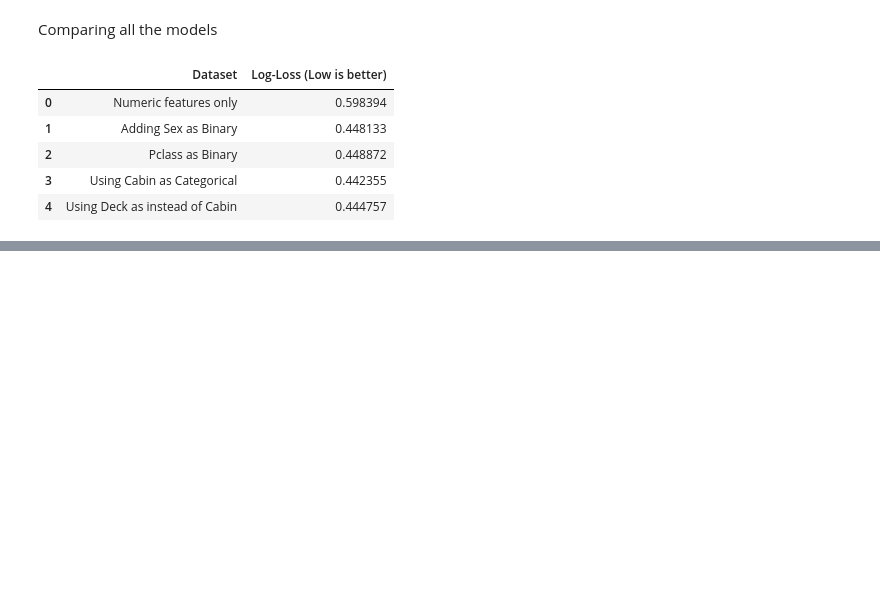
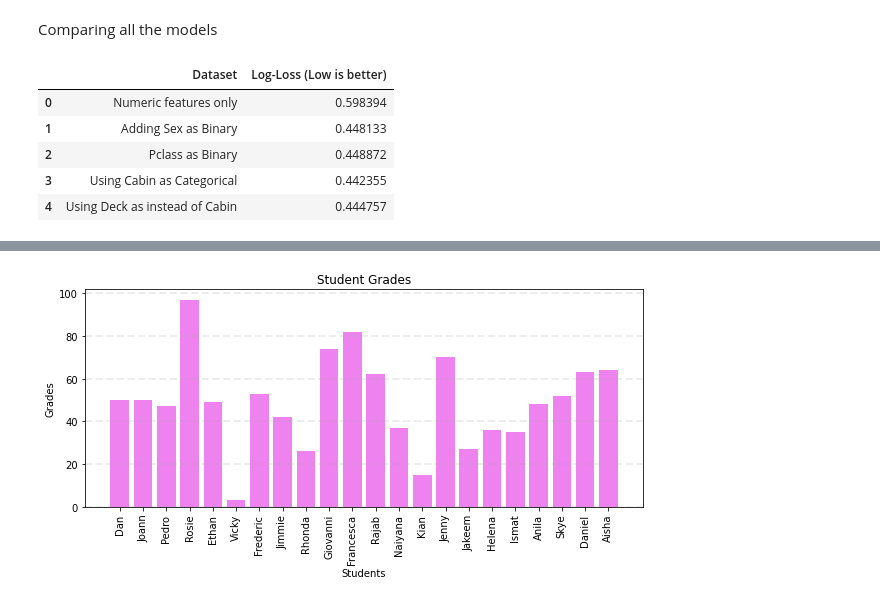
Before and after one commit to arun-jathari/data-science-, a Jupyter notebook: python cheatsheet.ipynb, the cells around one changed output, grey strips where cells are left out. Cells and saved outputs as stored; diff of their text form; code cells hidden in the pictures; blank space fills up the shorter version.

```diff
--- a/python cheatsheet.ipynb
+++ b/python cheatsheet.ipynb
@@ -344,3 +358,5 @@ pd.DataFrame(list,columns=['Dataset','Log-Loss (Low is better)'])
 | 2 | Pclass as Binary | 0.448872 |
 | 3 | Using Cabin as Categorical | 0.442355 |
 | 4 | Using Deck as instead of Cabin | 0.444757 |
+# %%
+df_students = pd.read_csv('https://raw.githubusercontent.com/MicrosoftDocs/mslearn-introduction-to-machine-learning/main/Data/ml-basics/grades.csv',delimiter=',',header='infer')
@@ -346,0 +369,6 @@ pd.DataFrame(list,columns=['Dataset','Log-Loss (Low is better)'])
+# %%
+# Adding Pass column: passing grade is 60
+passes  = pd.Series(df_students['Grade'] >= 60)
+df_students = pd.concat([df_students, passes.rename("Pass")], axis=1)
+
+df_students.head()
@@ -346,0 +408,18 @@ pd.DataFrame(list,columns=['Dataset','Log-Loss (Low is better)'])
+# %%
+# clean the data
+df_students = df_students.dropna(axis=0,how='any')
+# %%
+# bar plot of Name vs Grade
+import matplotlib.pyplot as plt
+fig = plt.figure(figsize=(10,4))
+plt.bar(x='Name',height='Grade',data=df_students, color='violet')
+
+plt.title('Student Grades')
+plt.xlabel('Students')
+plt.ylabel('Grades')
+plt.grid(axis='y',alpha=0.2,linestyle='--',linewidth='2',color='#AEA9A8')
+plt.xticks(rotation=90)
+
+plt.show()
+# %% [output]
+[figure, added]
```
Also changed, not shown: parts of 41 cells of this notebook, 3 other files.
